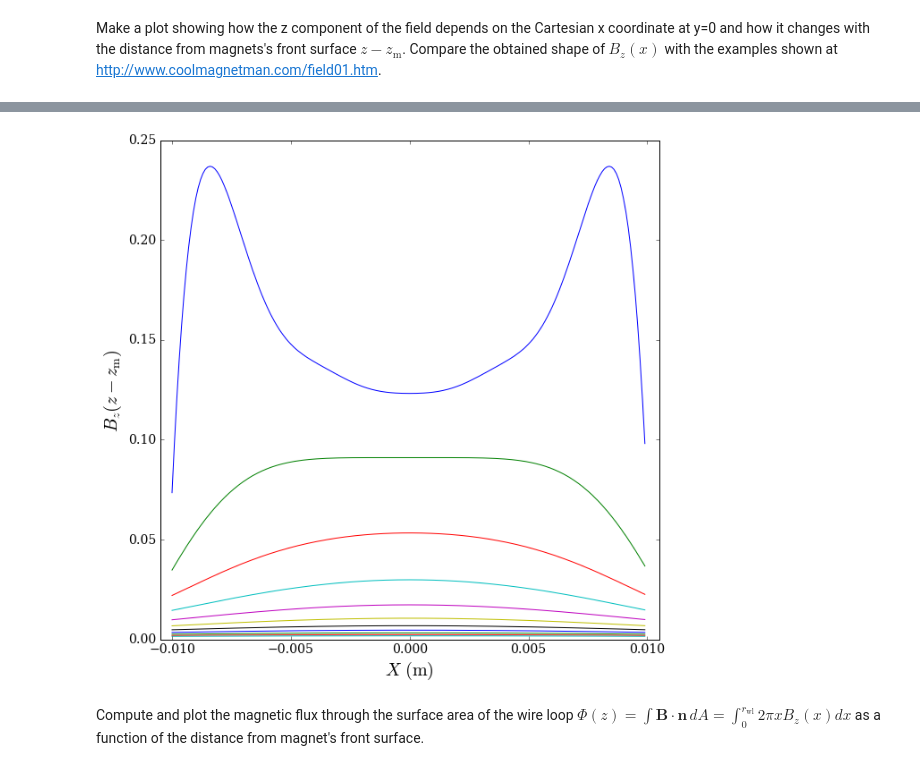
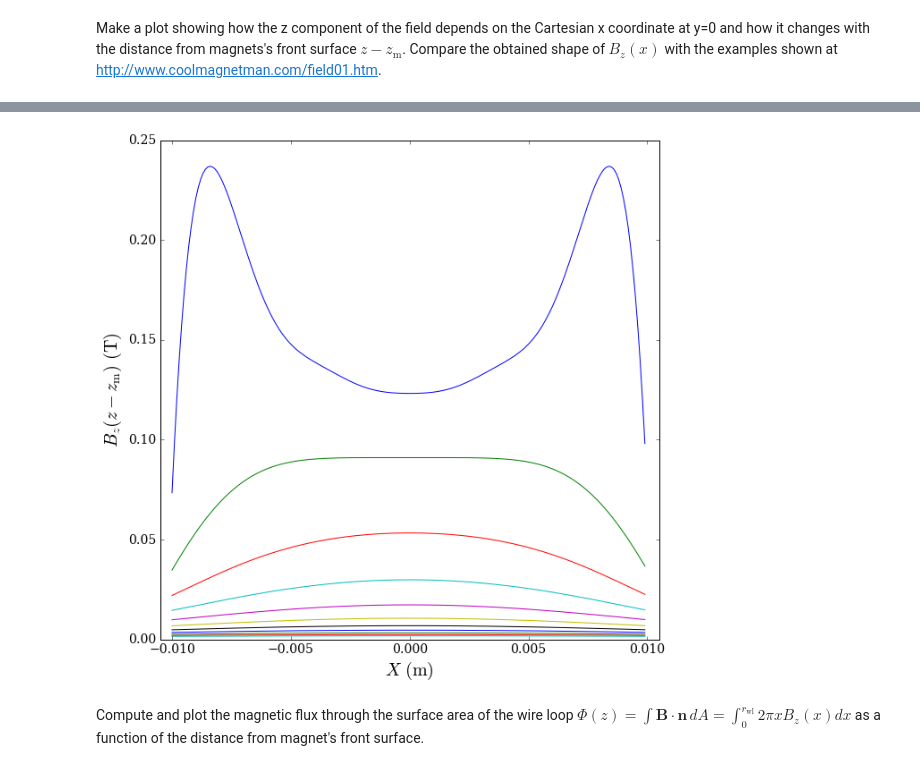
Before and after one commit to UVic-CompPhys/CompPhysLabs, a Jupyter notebook: magnet_falling_through_a_pipe.ipynb, the cells around one changed output, grey strips where cells are left out. Drawn from its saved outputs; the diff is of its cells as text; code cells hidden in the pictures.

```diff
--- a/magnet_falling_through_a_pipe.ipynb
+++ b/magnet_falling_through_a_pipe.ipynb
@@ -257,23 +259,23 @@ plt.show()
 # %%
 # To smooth the integration results, interpolate Bz in x and y, the latter coordinate being denoted z here
 
 x1=xx; y1=zz; z1=(bz[:,nm,:]).transpose()
 bz_int = interpolate.interp2d(x1, y1, z1, kind='quintic')  # use a scipy 2D interpolation
 
 fig=plt.figure()
 ax=fig.gca()
 fig.set_size_inches(10,10)
 xnew = np.arange(-a, a, 1e-4)
 ynew = np.linspace(0.5*L,ll*L,n)
 znew = bz_int(xnew, ynew)
 for k in range(n):
     plt.plot(xnew, znew[k, :])
 ax.set_xlim([-rwl,rwl])
 ax.set_xlabel('$X\ (\mathrm{m})$',fontsize=fsize)
-ax.set_ylabel('$B_z(z-z_\mathrm{m})$',fontsize=fsize)
+ax.set_ylabel('$B_z(z-z_\mathrm{m})\ (\mathrm{T})$',fontsize=fsize)
 plt.show()
 # %% [output]
-[figure, old version]
+[figure, new version]
 # %% [markdown]
 Compute and plot the magnetic flux through the surface area of the wire loop $\Phi(z)=\int\mathbf{B}\cdot\mathbf{n}\,dA = \int_0^{r_\mathrm{wl}}2\pi x B_z(x)dx$ as a function of the distance from magnet's front surface.
 # %%
```
Also changed, not shown: parts of 8 cells of this notebook.
